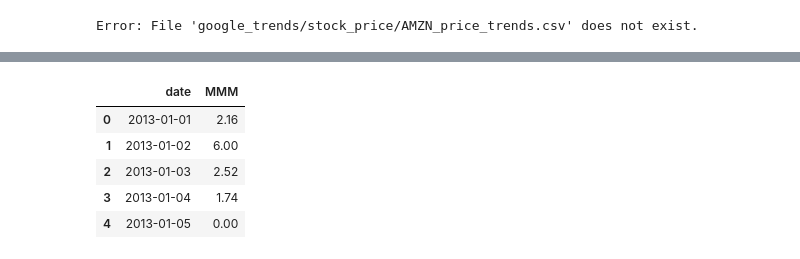
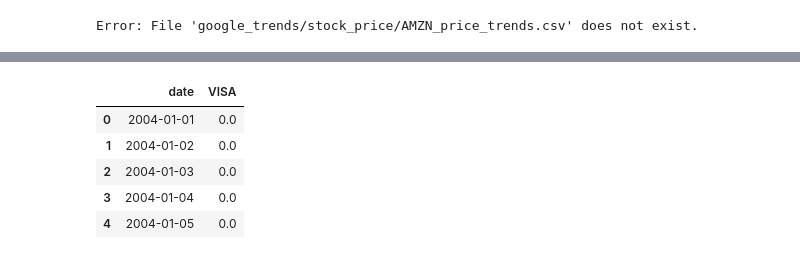
Before and after one commit to senaruetschlin/Investor_Attention, a Jupyter notebook: googletrends_AB_new.ipynb, the cells around one changed output, grey strips where cells are left out. Saved outputs shown, nothing was run; the diff lists cells and outputs as text; code cells hidden in the pictures.

```diff
--- a/googletrends_AB_new.ipynb
+++ b/googletrends_AB_new.ipynb
@@ -562,12 +541,12 @@ for ticker in djia_tickers:
     if not os.path.exists(file_path):
         print(f"Error: File '{file_path}' does not exist.")
 # %%
-mmm_trends = pd.read_csv("google_trends/stock_price/MMM_price_trends.csv")
-mmm_trends.head()
+df = pd.read_csv("google_trends/stock_price/VISA_price_trends.csv")
+df.head()
 # %% [output]
-|  | date | MMM |
-| 0 | 2013-01-01 | 2.16 |
-| 1 | 2013-01-02 | 6.00 |
-| 2 | 2013-01-03 | 2.52 |
-| 3 | 2013-01-04 | 1.74 |
-| 4 | 2013-01-05 | 0.00 |
+|  | date | VISA |
+| 0 | 2004-01-01 | 0.0 |
+| 1 | 2004-01-02 | 0.0 |
+| 2 | 2004-01-03 | 0.0 |
+| 3 | 2004-01-04 | 0.0 |
+| 4 | 2004-01-05 | 0.0 |
```
Also changed, not shown: parts of 10 cells of this notebook, 5 other files.
